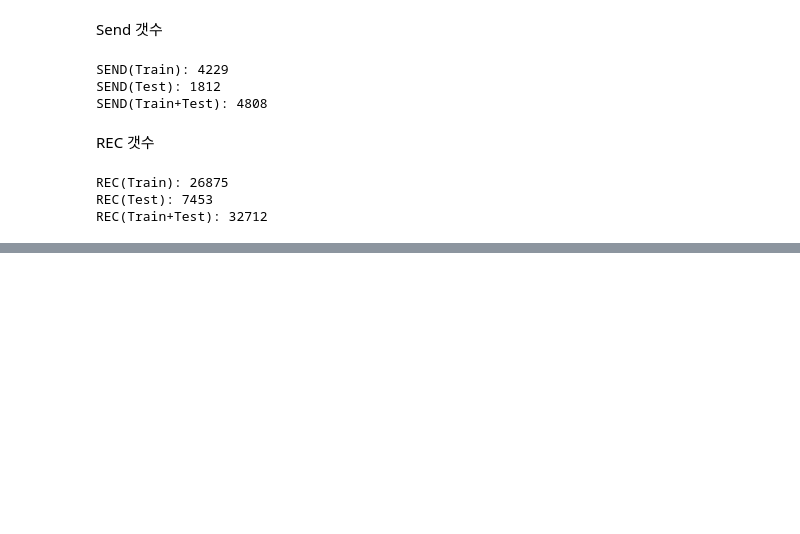
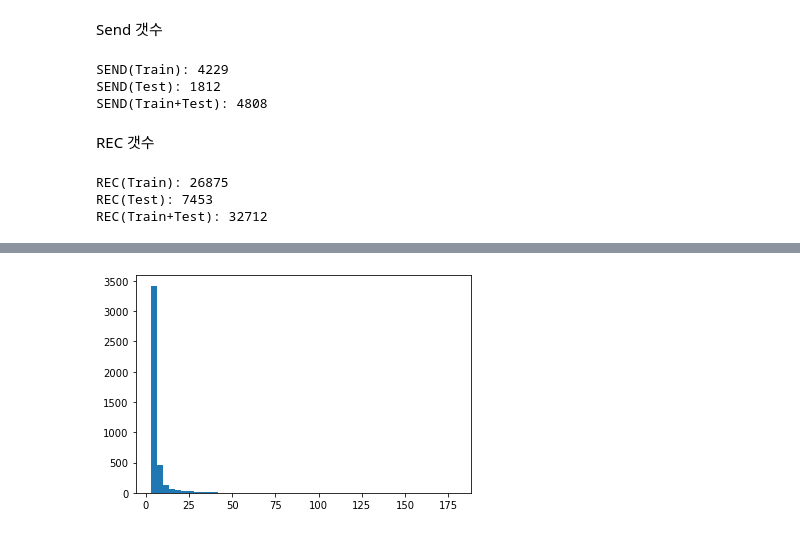
Before and after one commit to Owening2/Pre_competition, a Jupyter notebook: Predict_distribution.ipynb, the cells around one changed output, grey strips where cells are left out. Drawn from its saved outputs; the diff is of its cells as text; code cells hidden in the pictures; blank space fills up the shorter version.

```diff
--- a/Predict_distribution.ipynb
+++ b/Predict_distribution.ipynb
@@ -104,0 +147,25 @@ REC(Train+Test): 32712
+# %%
+for col in ['SEND_NUM', 'REC_NUM', 'Category']:
+    encoder = LabelEncoder()
+    encoder.fit(np.concatenate((train[col], test[col])))
+
+    train[col] = encoder.transform(train[col])
+    test[col] = encoder.transform(test[col])
+# %%
+for i in np.unique(train.SEND_NUM):
+
+    target_idx = np.where(train.SEND_NUM == i)[0]
+    df_tmp = train.NUM[target_idx]
+    avg = np.mean(df_tmp)
+    std = np.std(df_tmp)
+
+    tmp = pd.DataFrame({'code':[i],
+    'amt' :[len(target_idx)], #빈도
+    'avg' : [avg], #평균 운송장 건수
+    'std' : [std] # 운송장 건수 분산
+})
+
+    try:
+        df_send = pd.concat([df_send, tmp], ignore_index = True, axis = 0)
+    except:
+        df_send = tmp
@@ -104,0 +200,7 @@ REC(Train+Test): 32712
+# %%
+import matplotlib.pyplot as plt
+
+plt.hist(df_send.avg, bins = 50)
+plt.show()
+# %% [output]
+[figure, added]
```
Also changed, not shown: parts of 10 cells of this notebook.
